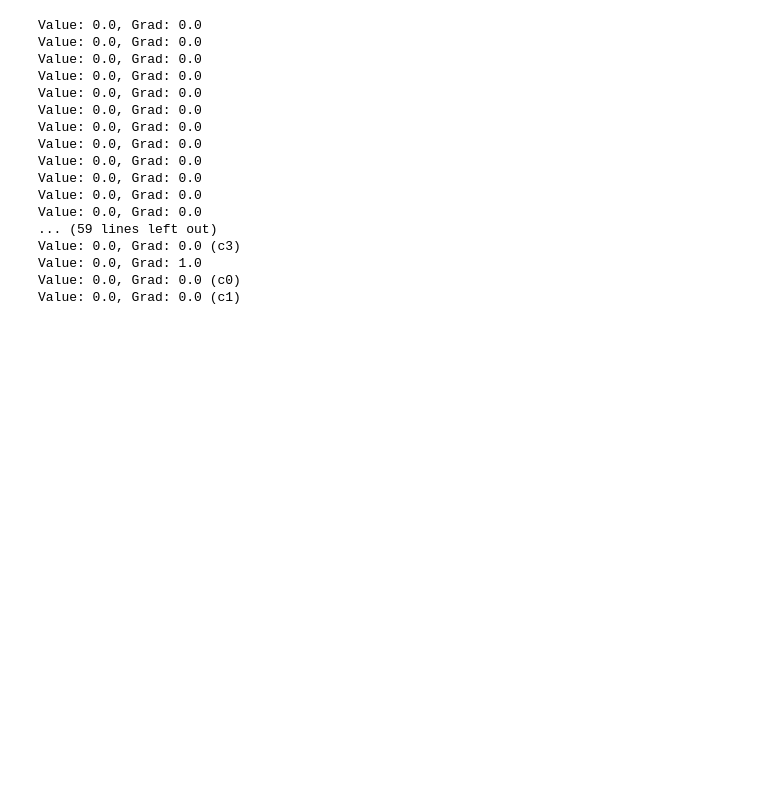
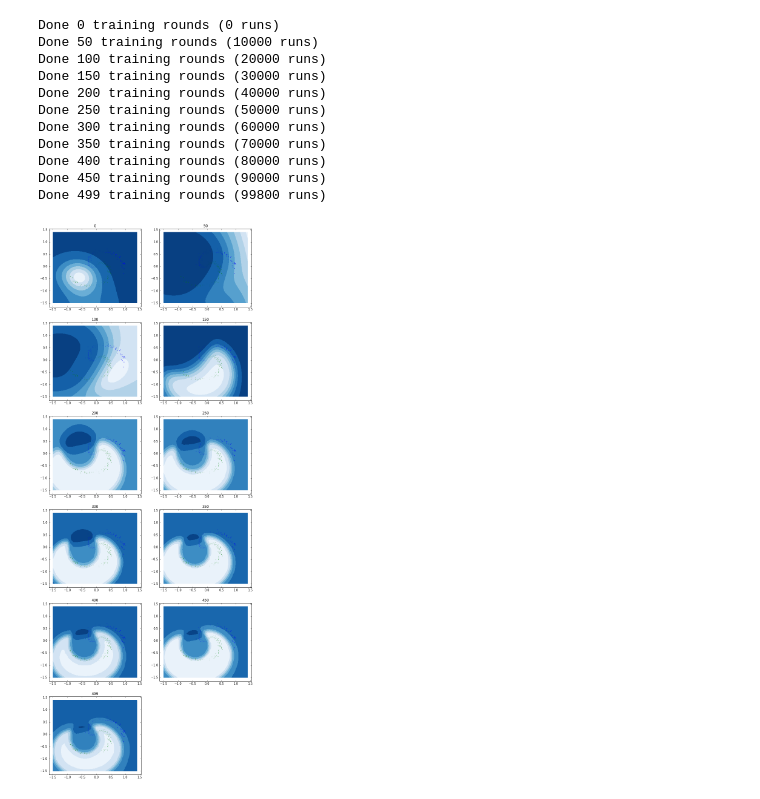
Before and after one commit to okopac/pynet, a Jupyter notebook: LayerNNExample.ipynb, the cells around one changed output. Cells and saved outputs as stored; diff of their text form; code cells hidden in the pictures; blank space fills up the shorter version.

Commit message:
optional regularisation, error checking on label

```diff
--- a/LayerNNExample.ipynb
+++ b/LayerNNExample.ipynb
@@ -35 +27,6 @@ data = np.array([[x[0], x[1], x[1]**2, x[1]**2] for x in data])
+# %%
+def gen_features(xy):
+    return xy[0], xy[1], xy[0]**2, xy[1]**2
+data = np.array([gen_features(x) for x in X])
+labels = [1 if x else -1 for x in y]
 # %%
@@ -89,20 +70,16 @@ Done 99 training rounds (19800 runs)
-# %%
-model.ucreator.print_nodes()
-# %% [output]
-Value: 0.0, Grad: 0.0
-Value: 0.0, Grad: 0.0
-Value: 0.0, Grad: 0.0
-Value: 0.0, Grad: 0.0
-Value: 0.0, Grad: 0.0
-Value: 0.0, Grad: 0.0
-Value: 0.0, Grad: 0.0
-Value: 0.0, Grad: 0.0
-Value: 0.0, Grad: 0.0
-Value: 0.0, Grad: 0.0
-Value: 0.0, Grad: 0.0
-Value: 0.0, Grad: 0.0
-... (59 lines left out)
-Value: 0.0, Grad: 0.0 (c3)
-Value: 0.0, Grad: 1.0
-Value: 0.0, Grad: 0.0 (c0)
-Value: 0.0, Grad: 0.0 (c1)
+# %%
+model = LayerNetwork(4, layers=[8, 2, 2], ActivationGate=TanHGate, step_size = 0.03, regularisation=False)
+train_model(model, data, labels, niter=500, nplots=10)
+# %% [output]
+Done 0 training rounds (0 runs)
+Done 50 training rounds (10000 runs)
+Done 100 training rounds (20000 runs)
+Done 150 training rounds (30000 runs)
+Done 200 training rounds (40000 runs)
+Done 250 training rounds (50000 runs)
+Done 300 training rounds (60000 runs)
+Done 350 training rounds (70000 runs)
+Done 400 training rounds (80000 runs)
+Done 450 training rounds (90000 runs)
+Done 499 training rounds (99800 runs)
+[figure, added]
```
Also changed, not shown: parts of 5 cells of this notebook, 2 other files.
